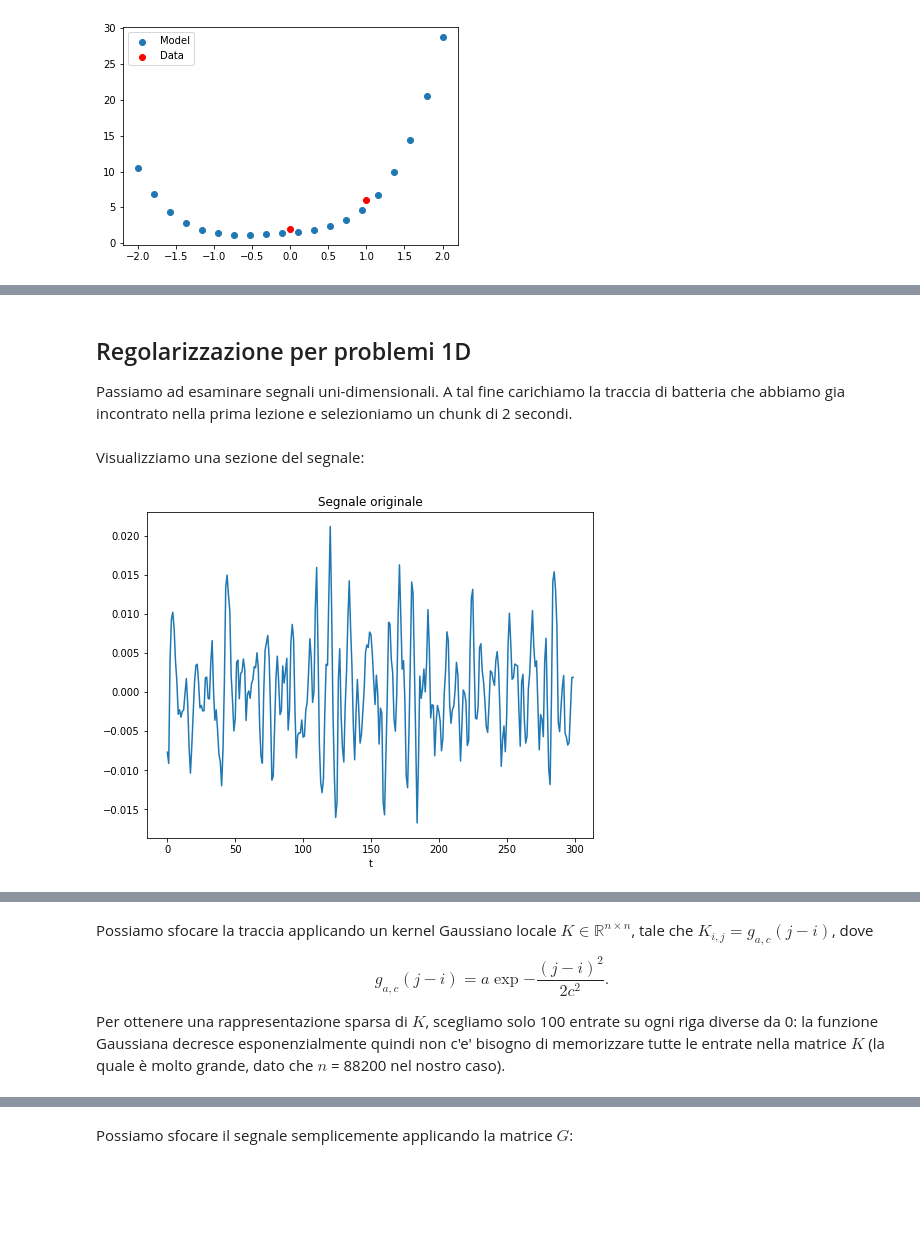
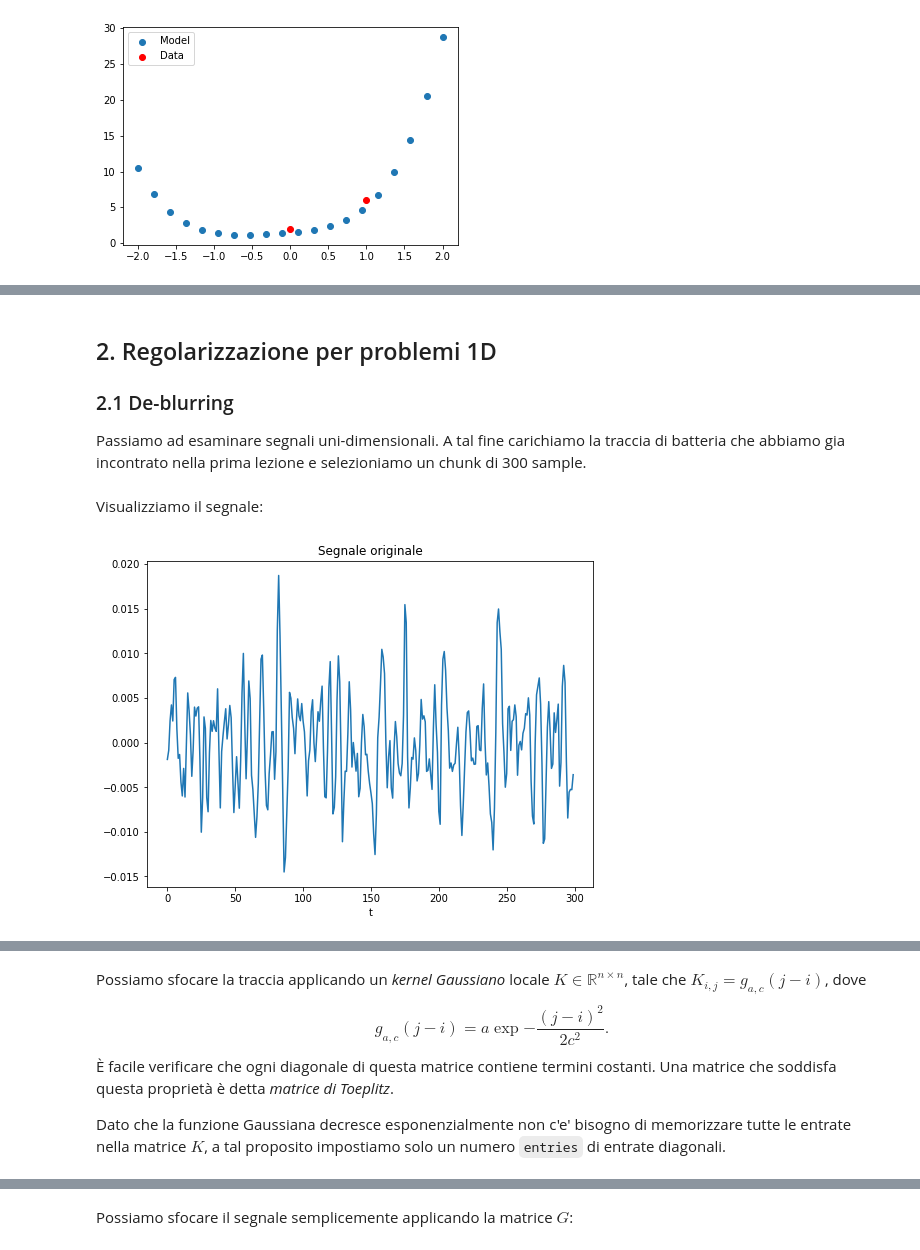
Before and after one commit to erodola/NumMeth-s2-2022, a Jupyter notebook: esercizi/ex3/ex3.ipynb, the cells around one changed output, grey strips where cells are left out. Drawn from its saved outputs; the diff is of its cells as text; code cells hidden in the pictures; blank space fills up the shorter version.

```diff
--- a/esercizi/ex3/ex3.ipynb
+++ b/esercizi/ex3/ex3.ipynb
@@ -168,24 +191,25 @@ for alpha_i in [0.1, 0.5, 10., 100.]:
 [figure]
 [figure]
 # %% [markdown]
-## Regolarizzazione per problemi 1D
+## 2. Regolarizzazione per problemi 1D
 
+### 2.1 De-blurring
 
-Passiamo ad esaminare segnali uni-dimensionali. A tal fine carichiamo la traccia di batteria che abbiamo gia incontrato nella prima lezione e selezioniamo un chunk di 2 secondi.
+Passiamo ad esaminare segnali uni-dimensionali. A tal fine carichiamo la traccia di batteria che abbiamo gia incontrato nella prima lezione e selezioniamo un chunk di 300 sample.
 # %%
 sr = 44100
-# carichiamo il sample della traccia compreso tra 0:10 e 0:12
-t1 = 10
-t2 = 12
+# carichiamo 300 samples a partire da 0:10
+t = 10
+n = 300
 drums, _ = librosa.load('drums.wav', sr=sr)
-drums = drums[t1 * sr: t2 * sr]
+drums_chunk = drums[t * sr: t * sr + n][:, np.newaxis]
 # %% [markdown]
-Visualizziamo una sezione del segnale:
+Visualizziamo il segnale:
 # %%
-y_plot = drums[200:500]
+y_plot = drums_chunk
 x_plot = np.arange(y_plot.shape[0])
 plot(x_plot, y_plot, title="Segnale originale")
 
-IPython.display.Audio(drums, rate=sr)
+# IPython.display.Audio(drums, rate=sr)
 # %% [output]
-[figure, old version]
+[figure, new version]
@@ -193,5 +216,5 @@ IPython.display.Audio(drums, rate=sr)
 # %% [markdown]
-Possiamo sfocare la traccia applicando un kernel Gaussiano locale $K \in \mathbb{R}^{n\times n}$, tale che $K_{i, j} = g_{a,c}(j - i)$, dove $$g_{a,c}(j - i) = a \exp{-\frac{(j - i)^2}{2c^2}}.$$
+Possiamo sfocare la traccia applicando un *kernel Gaussiano* locale $K \in \mathbb{R}^{n\times n}$, tale che $K_{i, j} = g_{a,c}(j - i)$, dove $$g_{a,c}(j - i) = a \exp{-\frac{(j - i)^2}{2c^2}}.$$ È facile verificare che ogni diagonale di questa matrice contiene termini costanti. Una matrice che soddisfa questa proprietà è detta *matrice di Toeplitz*.
 
-Per ottenere una rappresentazione sparsa di $K$, scegliamo solo 100 entrate su ogni riga diverse da 0: la funzione Gaussiana decresce esponenzialmente quindi non c'e' bisogno di memorizzare tutte le entrate nella matrice $K$ (la quale è molto grande, dato che $n$ = 88200 nel nostro caso).
+Dato che la funzione Gaussiana decresce esponenzialmente non c'e' bisogno di memorizzare tutte le entrate nella matrice $K$, a tal proposito impostiamo solo un numero `entries` di entrate diagonali.
 # %%
```
Also changed, not shown: parts of 23 cells of this notebook.
